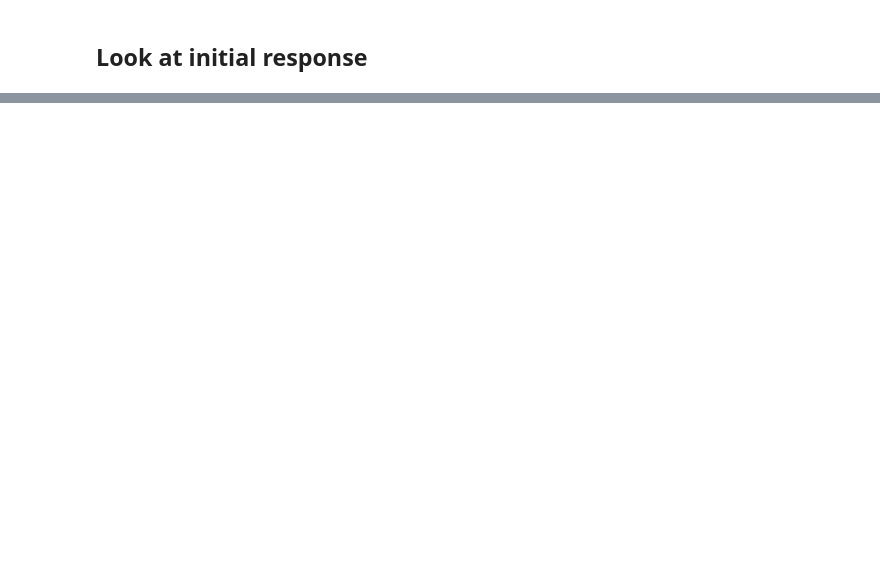
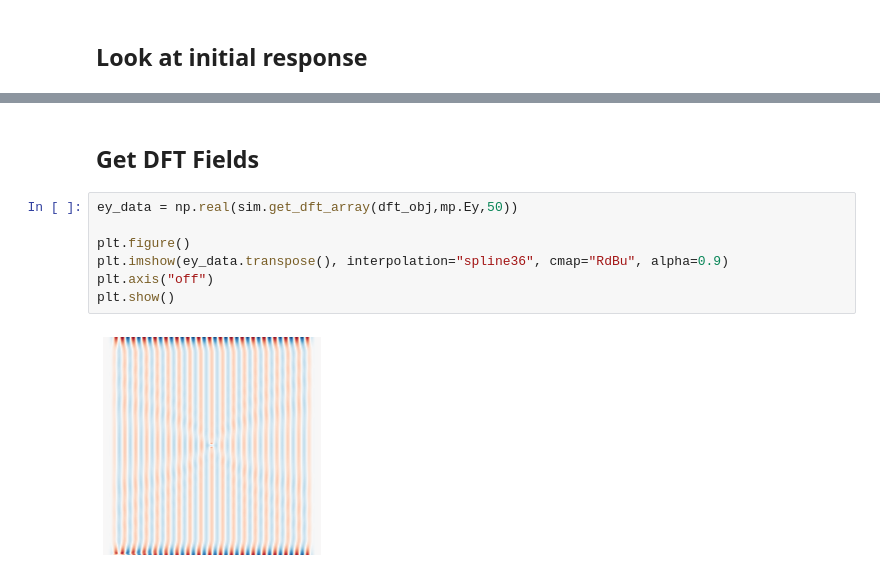
Before and after one commit to Andersen98/ge_2014, a Jupyter notebook: scripts/run_simulation.ipynb, the cells around one changed output, grey strips where cells are left out. Cells and saved outputs as stored; diff of their text form; blank space fills up the shorter version.

```diff
--- a/scripts/run_simulation.ipynb
+++ b/scripts/run_simulation.ipynb
@@ -107,0 +90,11 @@ Generating GIF...
+# %% [markdown]
+## Get DFT Fields
+# %%
+ey_data = np.real(sim.get_dft_array(dft_obj,mp.Ey,50))
+
+plt.figure()
+plt.imshow(ey_data.transpose(), interpolation="spline36", cmap="RdBu", alpha=0.9)
+plt.axis("off")
+plt.show()
+# %% [output]
+[figure, added]
```
Also changed, not shown: parts of 20 cells of this notebook, 16 other files.
